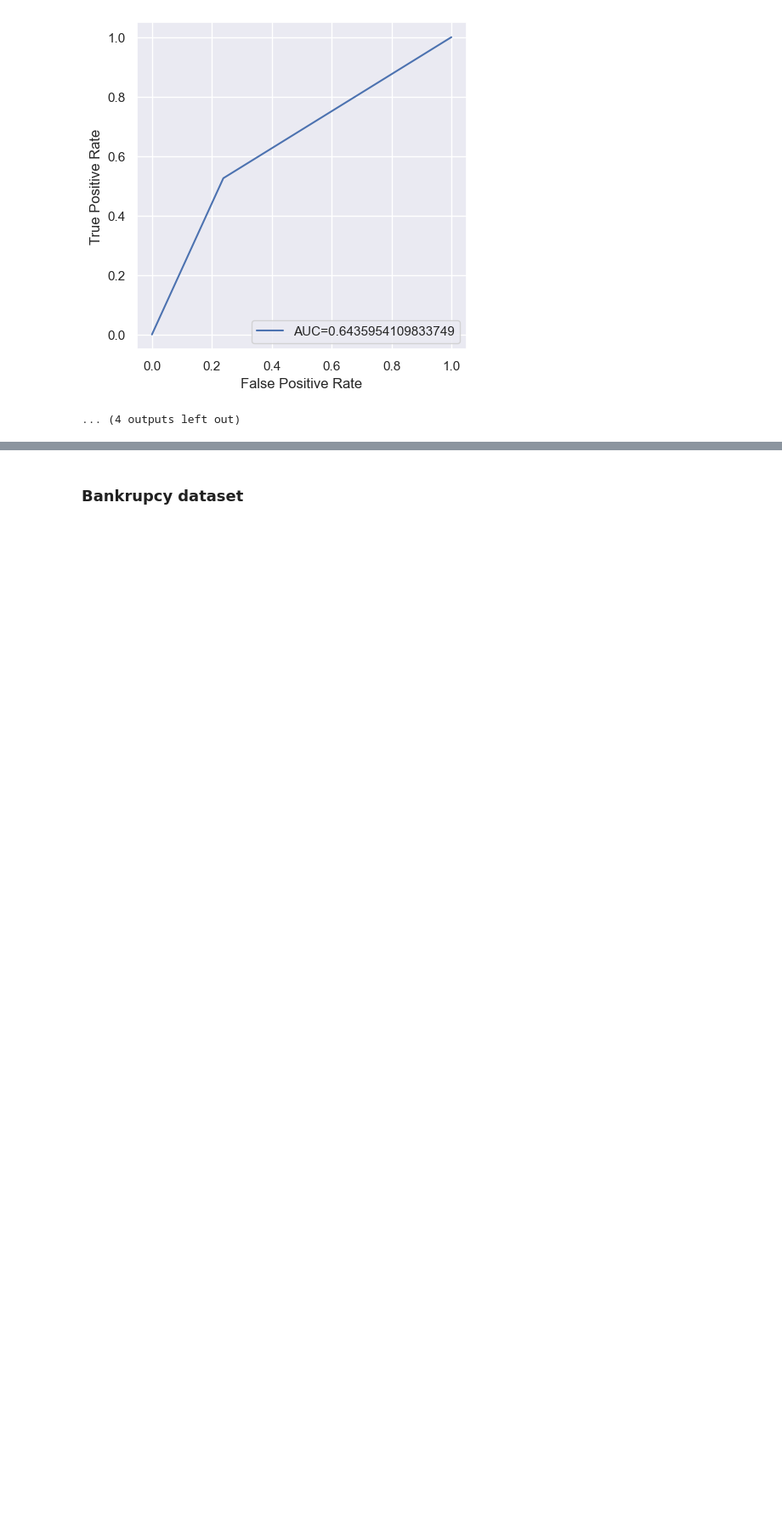
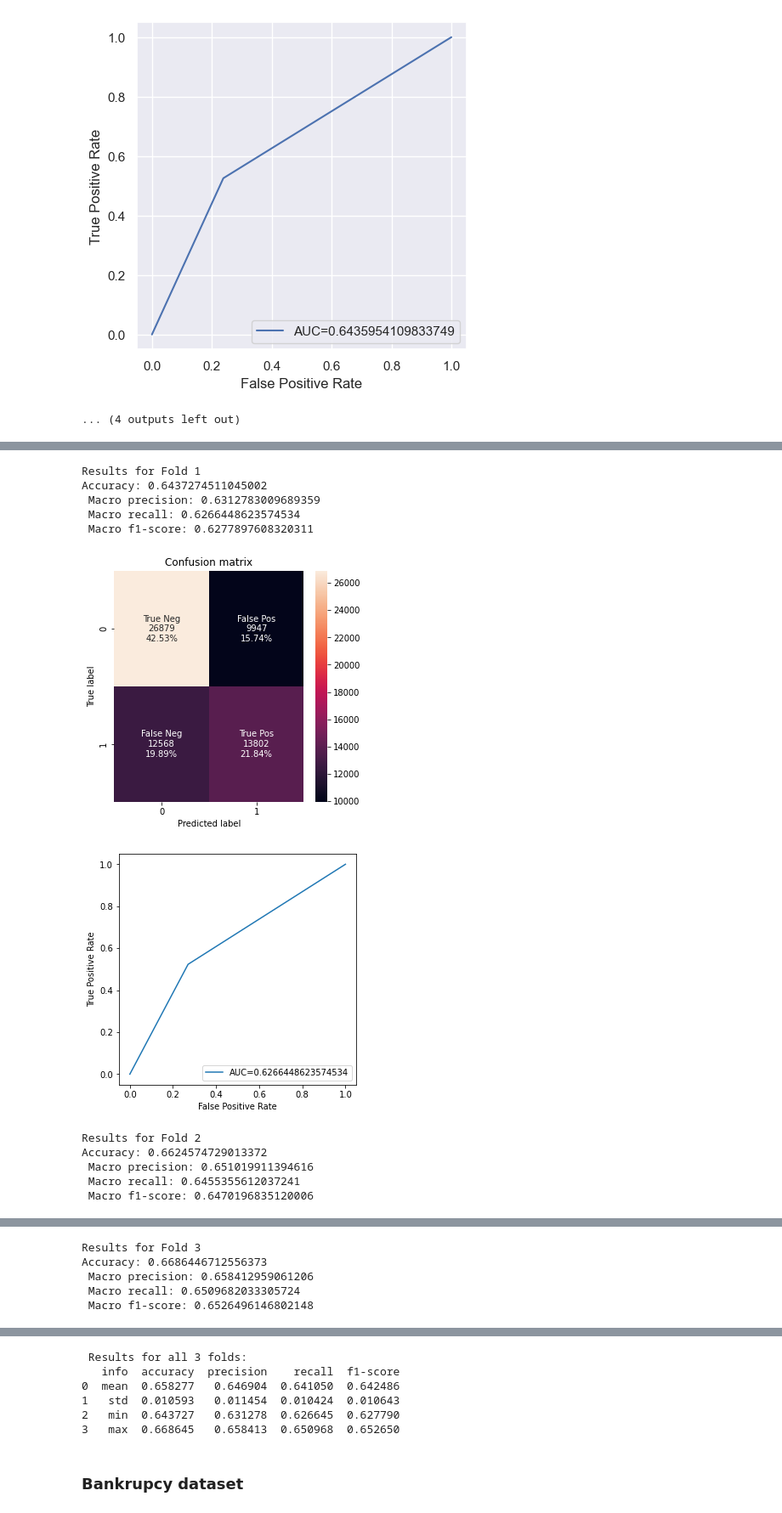
Before and after one commit to JakubSzczepanowski/ForestSVM, a Jupyter notebook: kod/experiments.ipynb, the cells around one changed output, grey strips where cells are left out. Shown at 85% size. Saved outputs shown, nothing was run; the diff lists cells and outputs as text; code cells hidden in the pictures; blank space fills up the shorter version.

```diff
--- a/kod/experiments.ipynb
+++ b/kod/experiments.ipynb
@@ -981,0 +1036,15 @@ Accuracy: 0.6624205501490097
+# %%
+k_fold(X, y, RFC(n_estimators=50, rand_features=False))
+# %% [output]
+Results for Fold 1
+Accuracy: 0.6437274511045002
+ Macro precision: 0.6312783009689359
+ Macro recall: 0.6266448623574534
+ Macro f1-score: 0.6277897608320311
+[figure, added]
+[figure, added]
+Results for Fold 2
+Accuracy: 0.6624574729013372
+ Macro precision: 0.651019911394616
+ Macro recall: 0.6455355612037241
+ Macro f1-score: 0.6470196835120006
@@ -981,0 +1053,5 @@ Accuracy: 0.6624205501490097
+Results for Fold 3
+Accuracy: 0.6686446712556373
+ Macro precision: 0.658412959061206
+ Macro recall: 0.6509682033305724
+ Macro f1-score: 0.6526496146802148
@@ -982,3 +1060,9 @@ Accuracy: 0.6624205501490097
+ Results for all 3 folds:
+   info  accuracy  precision    recall  f1-score
+0  mean  0.658277   0.646904  0.641050  0.642486
+1   std  0.010593   0.011454  0.010424  0.010643
+2   min  0.643727   0.631278  0.626645  0.627790
+3   max  0.668645   0.658413  0.650968  0.652650
 # %% [markdown]
 ### Bankrupcy dataset
 # %%
```
Also changed, not shown: parts of 15 cells of this notebook, 3 other files.
